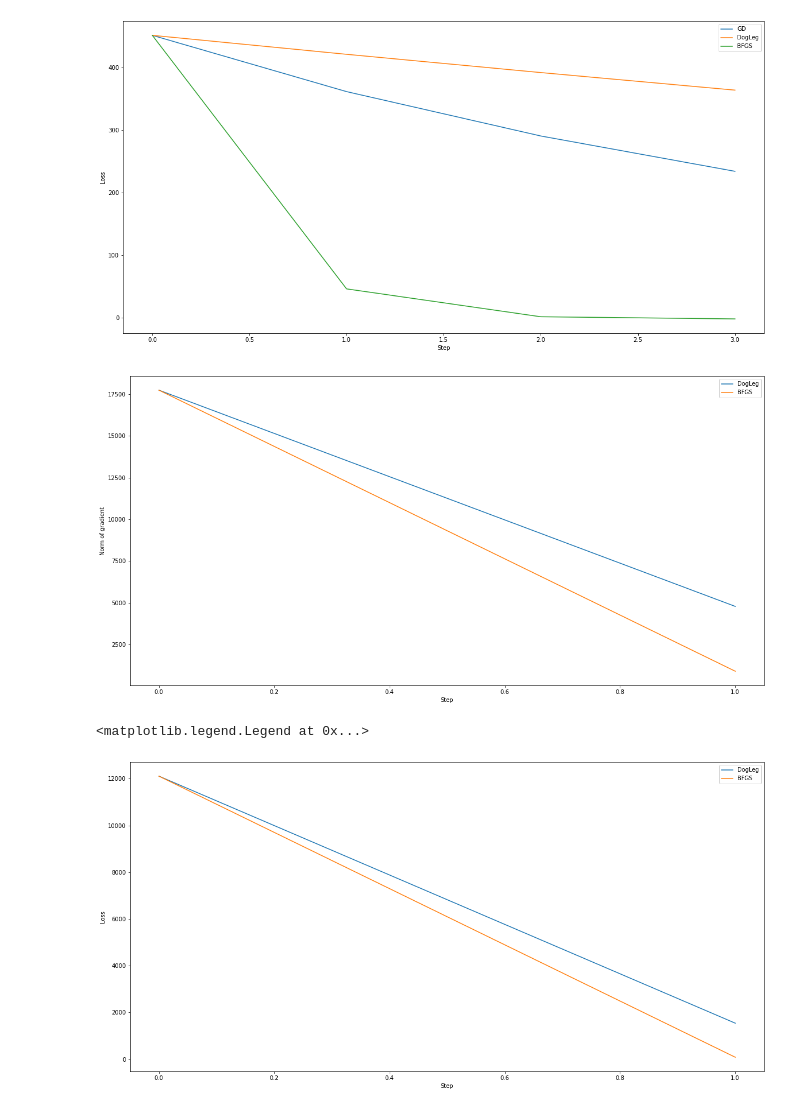
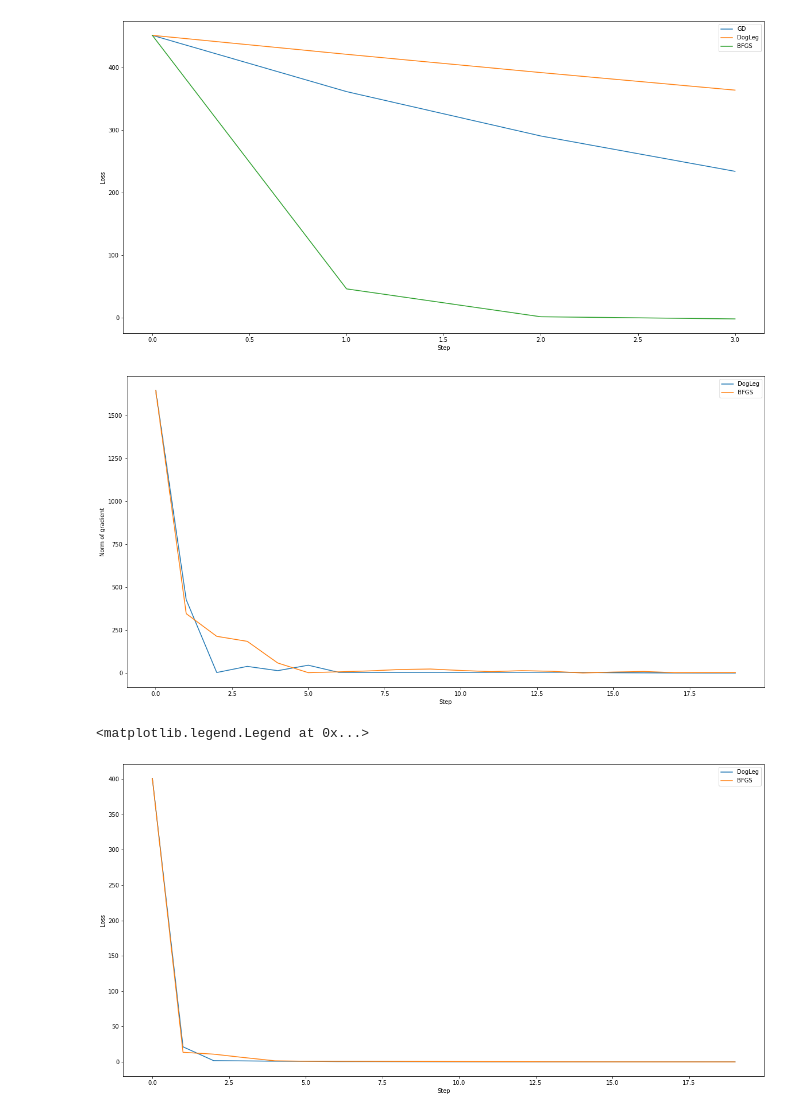
Before and after one commit to dzahbarov/opt-methods, a Jupyter notebook: lab3/lab3.ipynb, the cells around one changed output. Cells and saved outputs as stored; diff of their text form; code cells hidden in the pictures.

Commit message:
change plot

```diff
--- a/lab3/lab3.ipynb
+++ b/lab3/lab3.ipynb
@@ -566,35 +566,35 @@ def rosenbrok_grad(x):
 def rosenbrok_hess(x):
     return np.array(([-400 * (x[1] - x[0] ** 2) + 800 * x[0] ** 2 + 2, -400 * x[0]], [-400 * x[0], 200]))
 # %%
-start_point = [4, 5]
+start_point = [2, 6]
 
 bfgs_points, bfgs_grads, bfgs_loss = bfgs(rosenbrok, rosenbrok_grad, start=start_point, epoch=1000)
 dogleg_points, dogleg_grads, dogleg_loss = dogleg(rosenbrok, start_point, rosenbrok_hess, delta=1, epoch=1000)
 
 size = min(len(gd_points), len(adam_points), len(dogleg_points), len(bfgs_points)) - 1
 ss = range(0, size)
 
 plt.plot(ss, dogleg_grads[:size], label='DogLeg')
 plt.plot(ss, bfgs_grads[:size], label='BFGS')
 
 plt.xlabel("Step")
 plt.ylabel("Norm of gradient")
 
 plt.legend()
 
 plt.show()
 
 size = min(len(gd_points), len(dogleg_points), len(bfgs_points)) - 1
 ss = range(0, size)
 
 plt.plot(ss, dogleg_loss[:size], label='DogLeg')
 plt.plot(ss, bfgs_loss[:size], label='BFGS')
 
 plt.xlabel("Step")
 plt.ylabel("Loss")
 
 plt.legend()
 # %% [output]
-[figure, old version]
+[figure, new version]
 <matplotlib.legend.Legend at 0x...>
-[figure, old version]
+[figure, new version]
```
Also changed, not shown: parts of 1 cell of this notebook.
